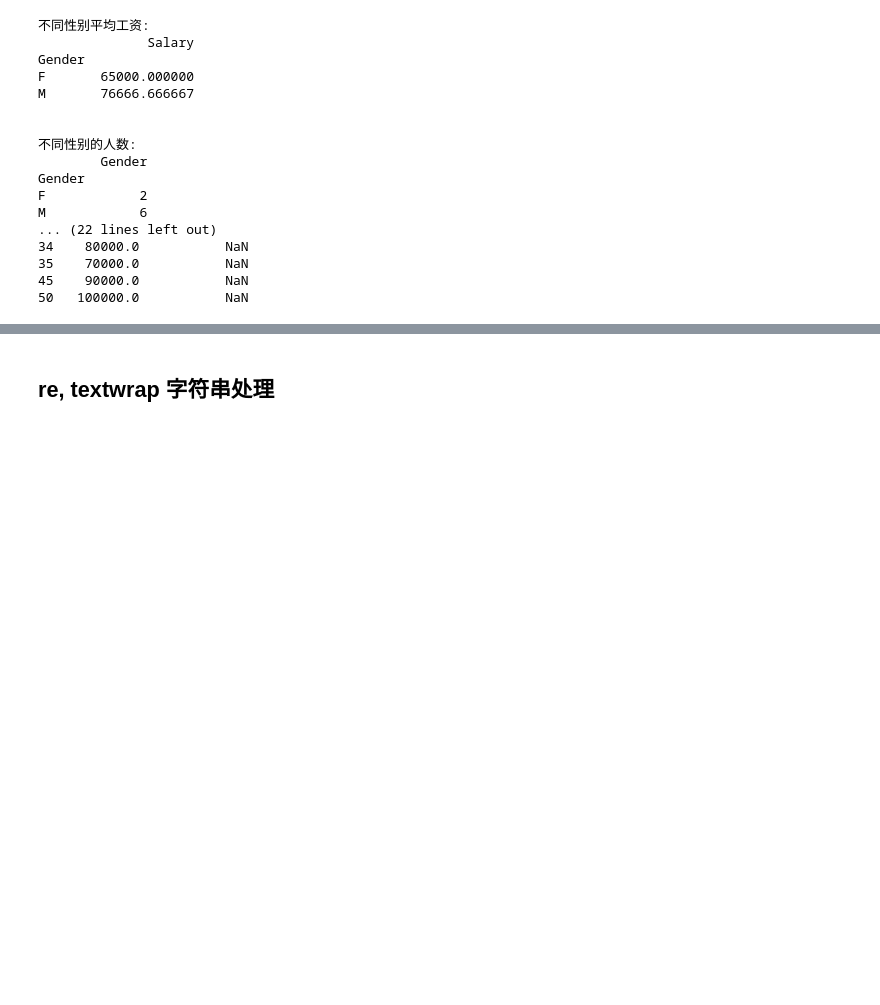
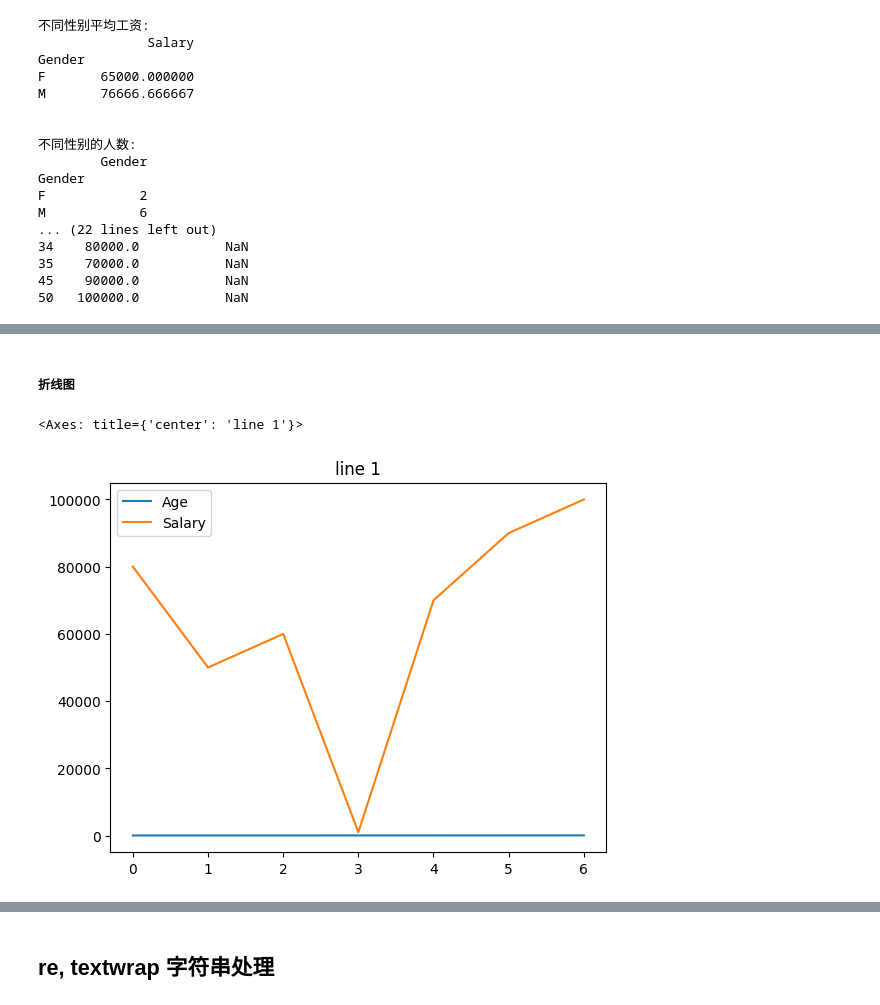
Before and after one commit to chunyi-11/PythonCourse, a Jupyter notebook: Class_5.ipynb, the cells around one changed output, grey strips where cells are left out. Drawn from its saved outputs; the diff is of its cells as text; code cells hidden in the pictures; blank space fills up the shorter version.

```diff
--- a/Class_5.ipynb
+++ b/Class_5.ipynb
@@ -1252,0 +1501,6 @@ M            6
+# %%
+df.drop_duplicates(
+    ignore_index=True, inplace=True
+)  # 删除重复值，ignore_index=True表示重置索引
+df.iloc[3, 2] = 1000  # 修改数据
+df
@@ -1252,0 +1516,7 @@ M            6
+# %% [markdown]
+##### **折线图**
+# %%
+df.plot(title="line 1")  # 绘制折线图，title表示标题
+# %% [output]
+<Axes: title={'center': 'line 1'}>
+[figure, added]
```
Also changed, not shown: parts of 46 cells of this notebook.
